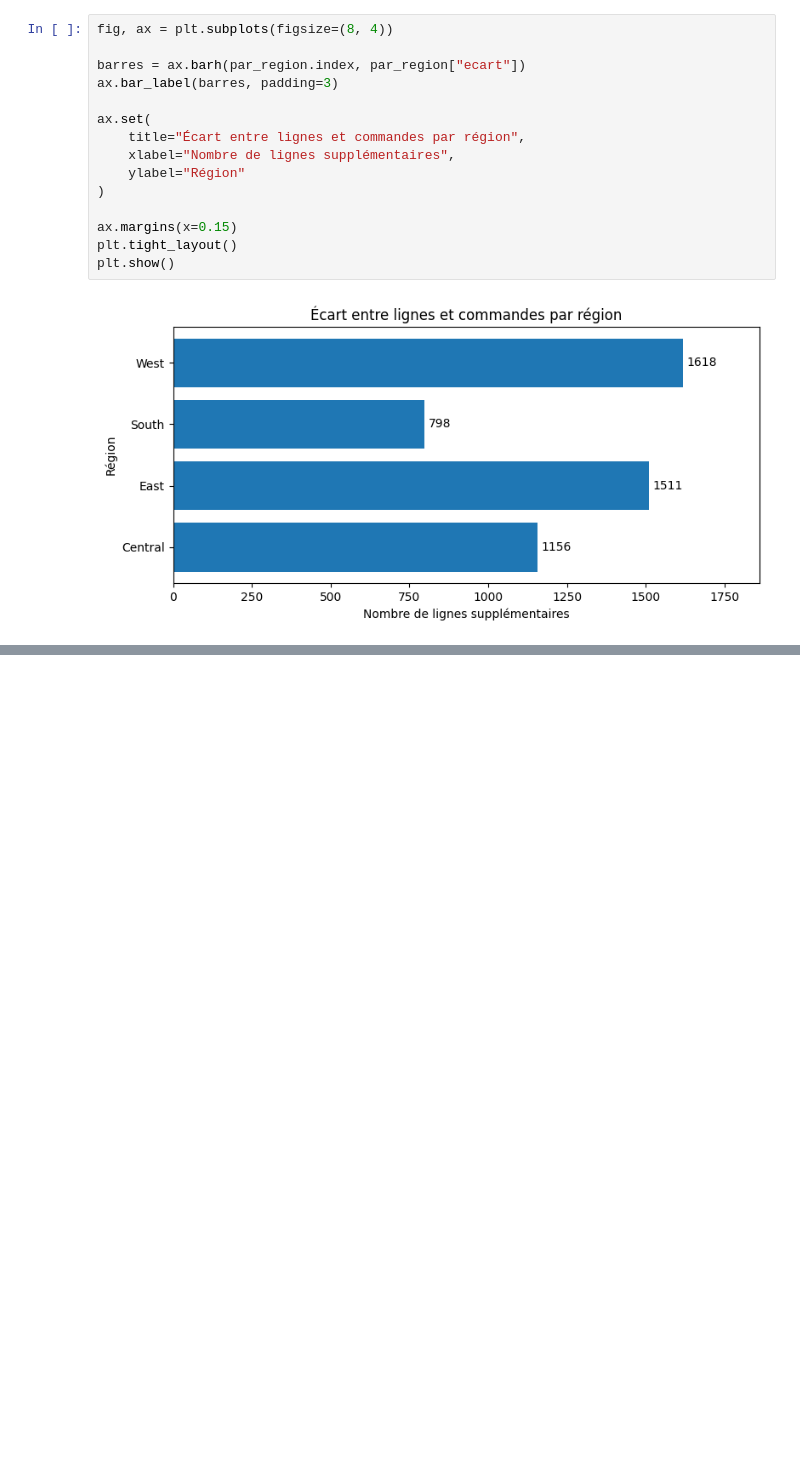
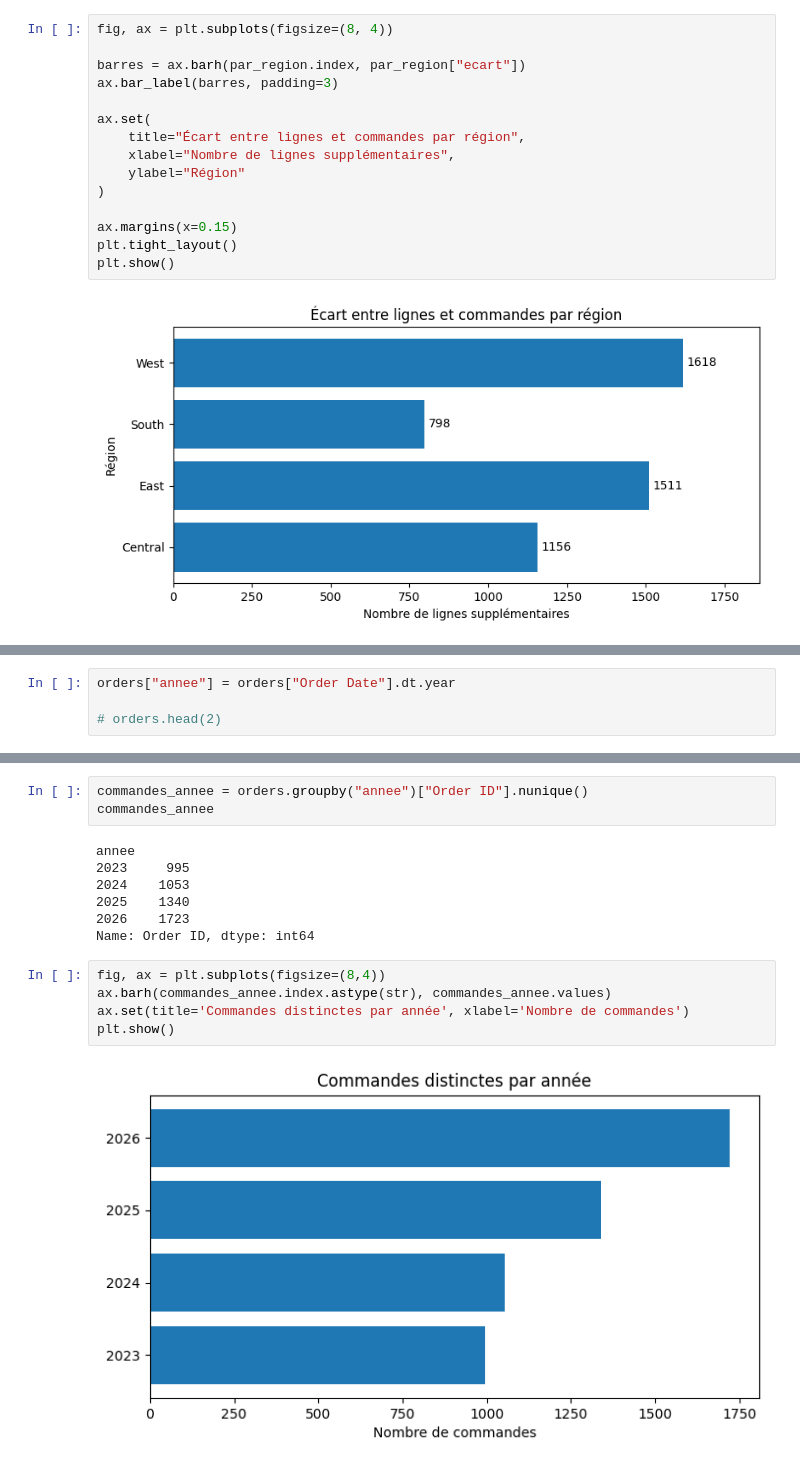
Before and after one commit to Antoine07/Matplotlib, a Jupyter notebook: sandbox-notebook/notebooks/01_explorer_commandes.ipynb, the cells around one changed output, grey strips where cells are left out. Saved outputs shown, nothing was run; the diff lists cells and outputs as text; blank space fills up the shorter version.

```diff
--- a/sandbox-notebook/notebooks/01_explorer_commandes.ipynb
+++ b/sandbox-notebook/notebooks/01_explorer_commandes.ipynb
@@ -214,0 +217,4 @@ plt.show()
+# %%
+orders["annee"] = orders["Order Date"].dt.year
+
+# orders.head(2)
@@ -214,0 +226,17 @@ plt.show()
+# %%
+commandes_annee = orders.groupby("annee")["Order ID"].nunique()
+commandes_annee
+# %% [output]
+annee
+2023     995
+2024    1053
+2025    1340
+2026    1723
+Name: Order ID, dtype: int64
+# %%
+fig, ax = plt.subplots(figsize=(8,4))
+ax.barh(commandes_annee.index.astype(str), commandes_annee.values)
+ax.set(title='Commandes distinctes par année', xlabel='Nombre de commandes')
+plt.show()
+# %% [output]
+[figure, added]
```
Also changed, not shown: parts of 3 cells of this notebook, 15 other files.
